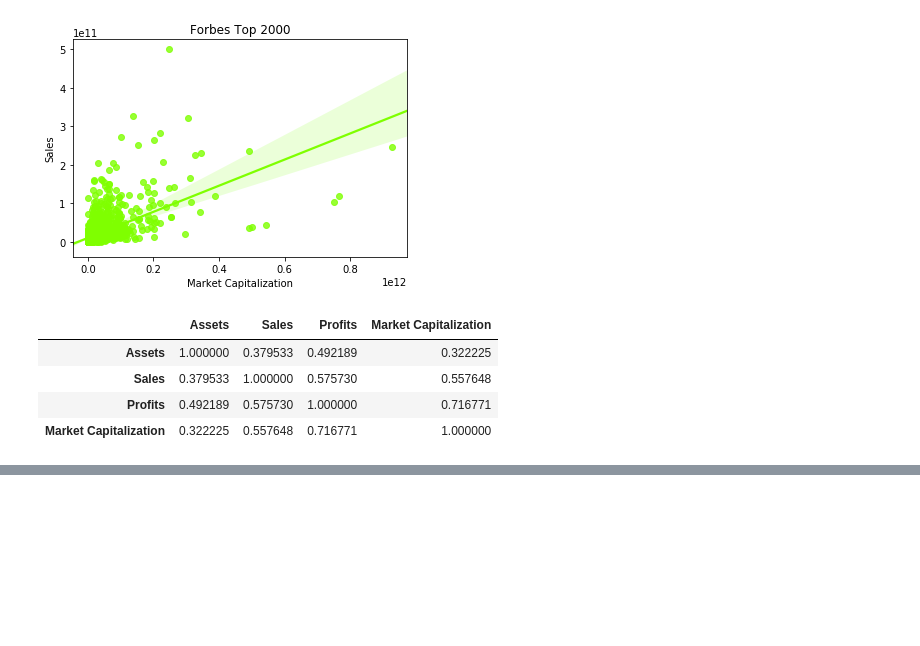
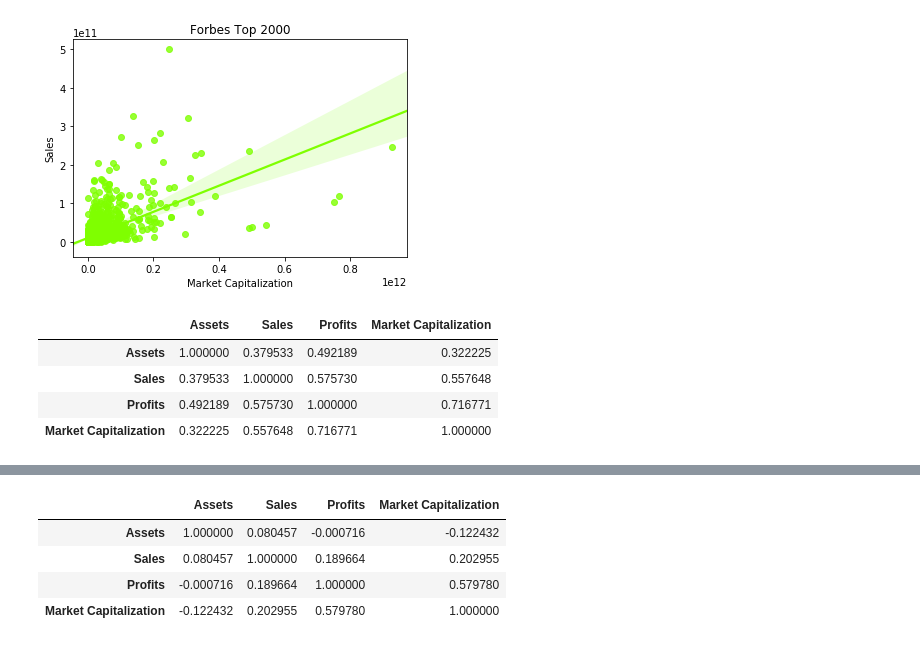
Before and after one commit to valfera/Forbes2000, a Jupyter notebook: Forbes2000Analysis.ipynb, the cells around one changed output, grey strips where cells are left out. Drawn from its saved outputs; the diff is of its cells as text; code cells hidden in the pictures; blank space fills up the shorter version.

```diff
--- a/Forbes2000Analysis.ipynb
+++ b/Forbes2000Analysis.ipynb
@@ -648,0 +657,8 @@ forbes.corr()
+# %%
+forbes2.corr()
+# %% [output]
+|  | Assets | Sales | Profits | Market Capitalization |
+| Assets | 1.000000 | 0.080457 | -0.000716 | -0.122432 |
+| Sales | 0.080457 | 1.000000 | 0.189664 | 0.202955 |
+| Profits | -0.000716 | 0.189664 | 1.000000 | 0.579780 |
+| Market Capitalization | -0.122432 | 0.202955 | 0.579780 | 1.000000 |
```
Also changed, not shown: parts of 2 cells of this notebook.
